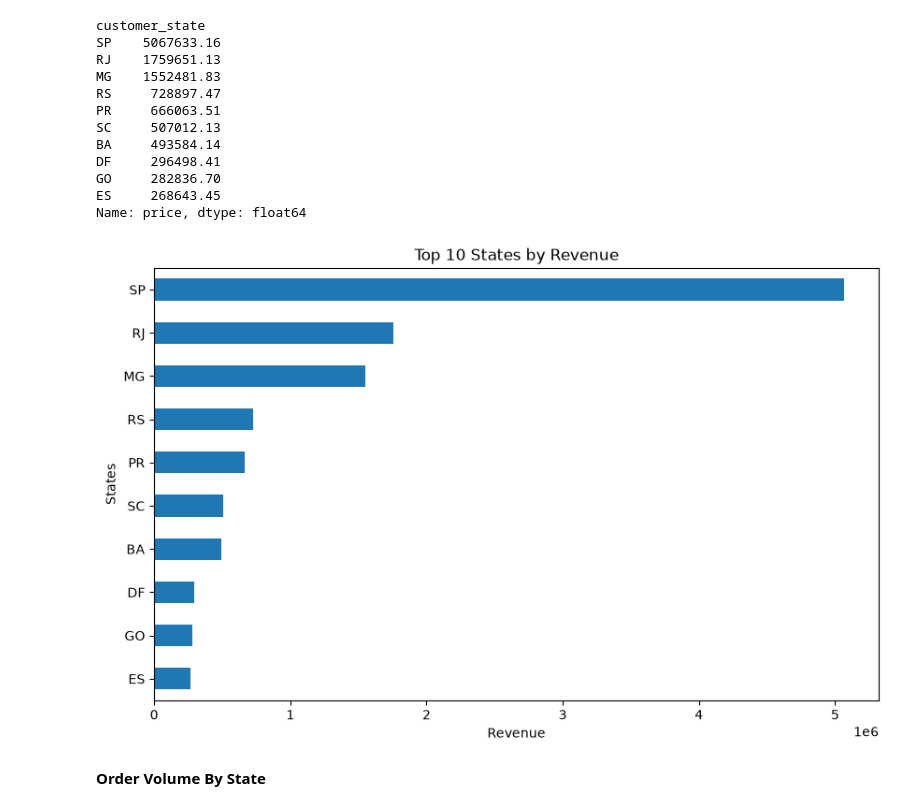
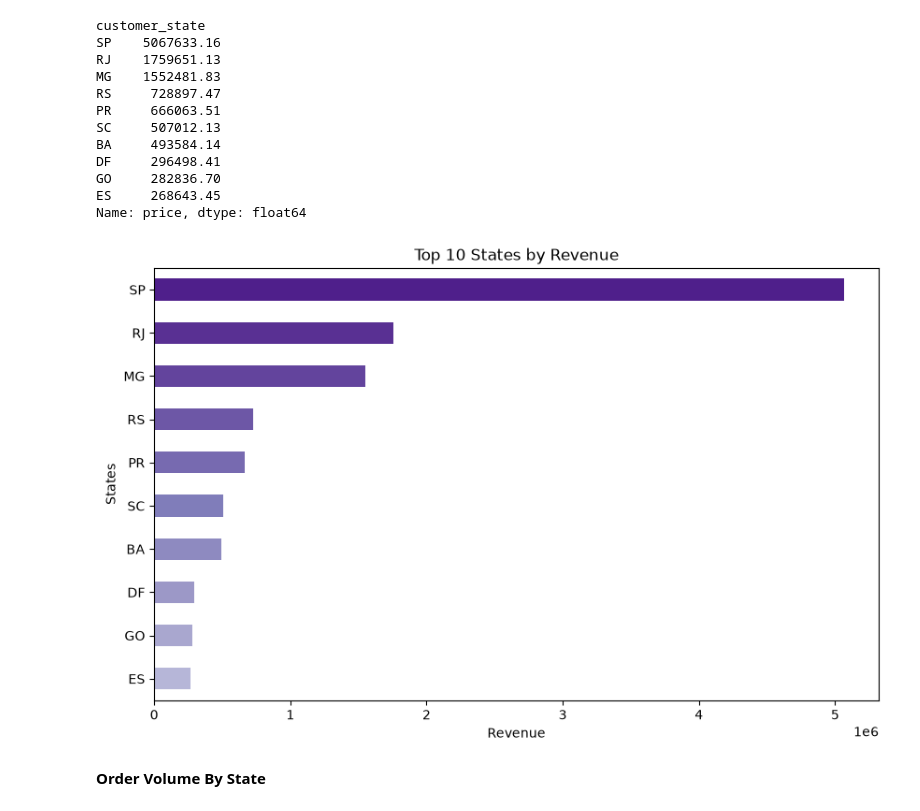
Before and after one commit to imanfarooq10/olist-ecommerce-sales-analysis, a Jupyter notebook: notebooks/3_eda.ipynb, the cells around one changed output. Saved outputs shown, nothing was run; the diff lists cells and outputs as text; code cells hidden in the pictures.

```diff
--- a/notebooks/3_eda.ipynb
+++ b/notebooks/3_eda.ipynb
@@ -255,13 +235,15 @@ GO     282836.70
 ES     268643.45
 Name: price, dtype: float64
 # %%
-state_revenue.head(10).plot(kind='barh', figsize=(10,6), title='Top 10 States by Revenue')
+import matplotlib.cm as cm
+gradient_colors = cm.Purples(np.linspace(0.9, 0.4, 10))
+state_revenue.head(10).plot(kind='barh', figsize=(10,6), title='Top 10 States by Revenue',color=gradient_colors)
 plt.xlabel('Revenue')
 plt.ylabel('States')
 plt.gca().invert_yaxis()
 plt.show()
 # %% [output]
-[figure, old version]
+[figure, new version]
 # %% [markdown]
 **Order Volume By State**
 # %%
```
Also changed, not shown: parts of 41 cells of this notebook.
